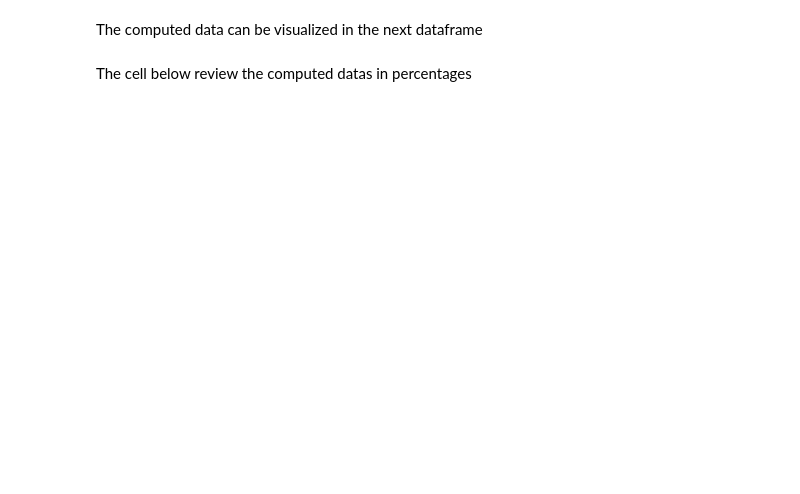
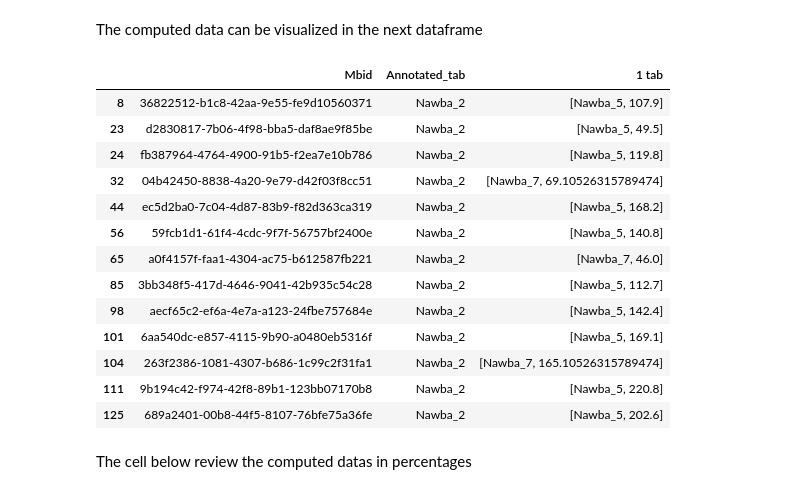
Before and after one commit to thomasgnuttall/quantifying_centones, a Jupyter notebook: notebooks/AMPL_Centones.ipynb, the cells around one changed output. Cells and saved outputs as stored; diff of their text form; code cells hidden in the pictures; blank space fills up the shorter version.

```diff
--- a/notebooks/AMPL_Centones.ipynb
+++ b/notebooks/AMPL_Centones.ipynb
@@ -140,7 +191,24 @@ The computed data can be visualized in the next dataframe
 # %%
 df_centones= pd.DataFrame(df)
 df_centones= df_centones[['Mbid','Annotated_tab','1 tab']]
+df_centones
+df_centones[df_centones['Annotated_tab'] == 'Nawba_2']
 #df_centones.to_pickle('nawba_results')
+# %% [output]
+|  | Mbid | Annotated_tab | 1 tab |
+| 8 | 36822512-b1c8-42aa-9e55-fe9d10560371 | Nawba_2 | [Nawba_5, 107.9] |
+| 23 | d2830817-7b06-4f98-bba5-daf8ae9f85be | Nawba_2 | [Nawba_5, 49.5] |
+| 24 | fb387964-4764-4900-91b5-f2ea7e10b786 | Nawba_2 | [Nawba_5, 119.8] |
+| 32 | 04b42450-8838-4a20-9e79-d42f03f8cc51 | Nawba_2 | [Nawba_7, 69.10526315789474] |
+| 44 | ec5d2ba0-7c04-4d87-83b9-f82d363ca319 | Nawba_2 | [Nawba_5, 168.2] |
+| 56 | 59fcb1d1-61f4-4cdc-9f7f-56757bf2400e | Nawba_2 | [Nawba_5, 140.8] |
+| 65 | a0f4157f-faa1-4304-ac75-b612587fb221 | Nawba_2 | [Nawba_7, 46.0] |
+| 85 | 3bb348f5-417d-4646-9041-42b935c54c28 | Nawba_2 | [Nawba_5, 112.7] |
+| 98 | aecf65c2-ef6a-4e7a-a123-24fbe757684e | Nawba_2 | [Nawba_5, 142.4] |
+| 101 | 6aa540dc-e857-4115-9b90-a0480eb5316f | Nawba_2 | [Nawba_5, 169.1] |
+| 104 | 263f2386-1081-4307-b686-1c99c2f31fa1 | Nawba_2 | [Nawba_7, 165.10526315789474] |
+| 111 | 9b194c42-f974-42f8-89b1-123bb07170b8 | Nawba_2 | [Nawba_5, 220.8] |
+| 125 | 689a2401-00b8-44f5-8107-76bfe75a36fe | Nawba_2 | [Nawba_5, 202.6] |
 # %% [markdown]
 The cell below review the computed datas in percentages
 # %%
```
Also changed, not shown: parts of 9 cells of this notebook, 3 other files.
